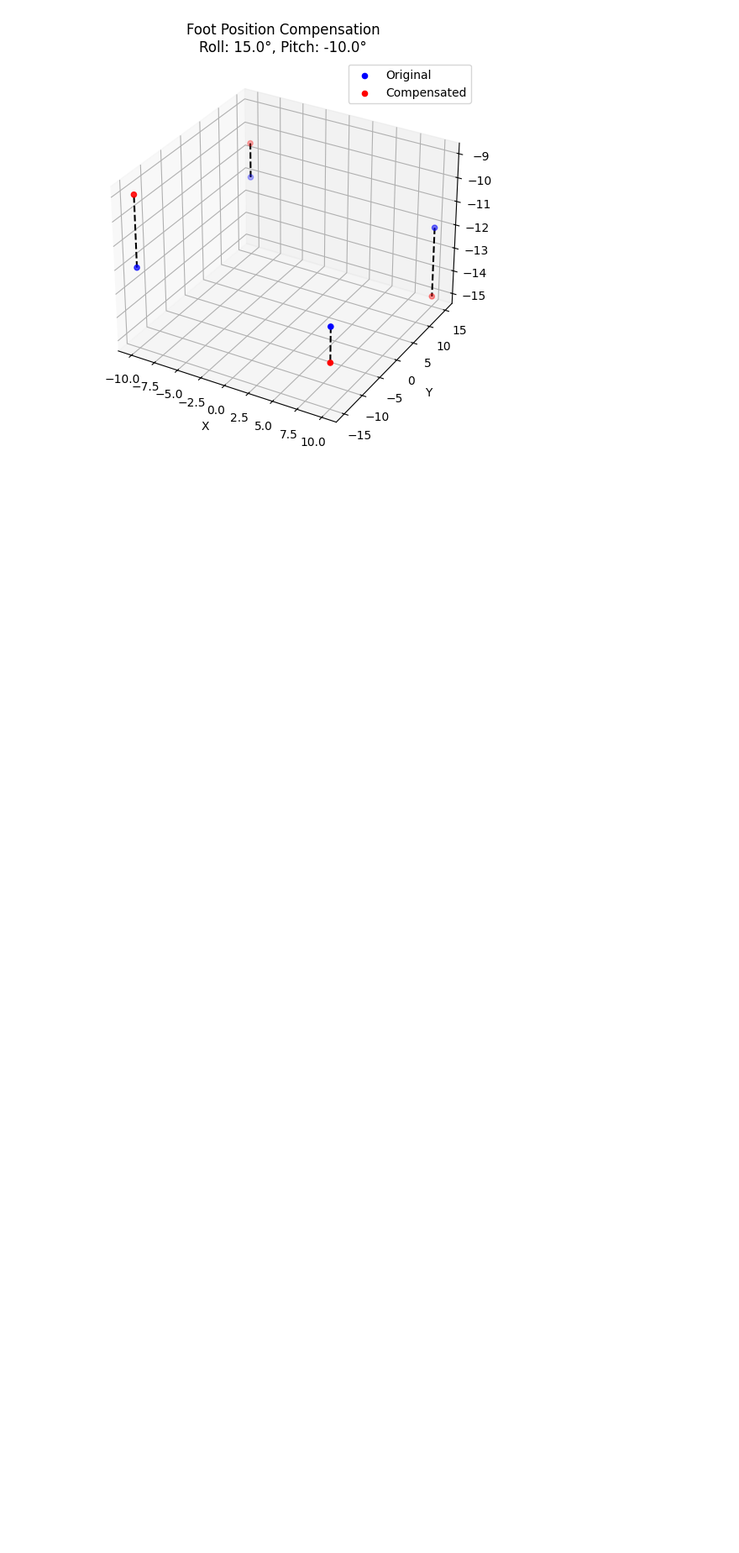
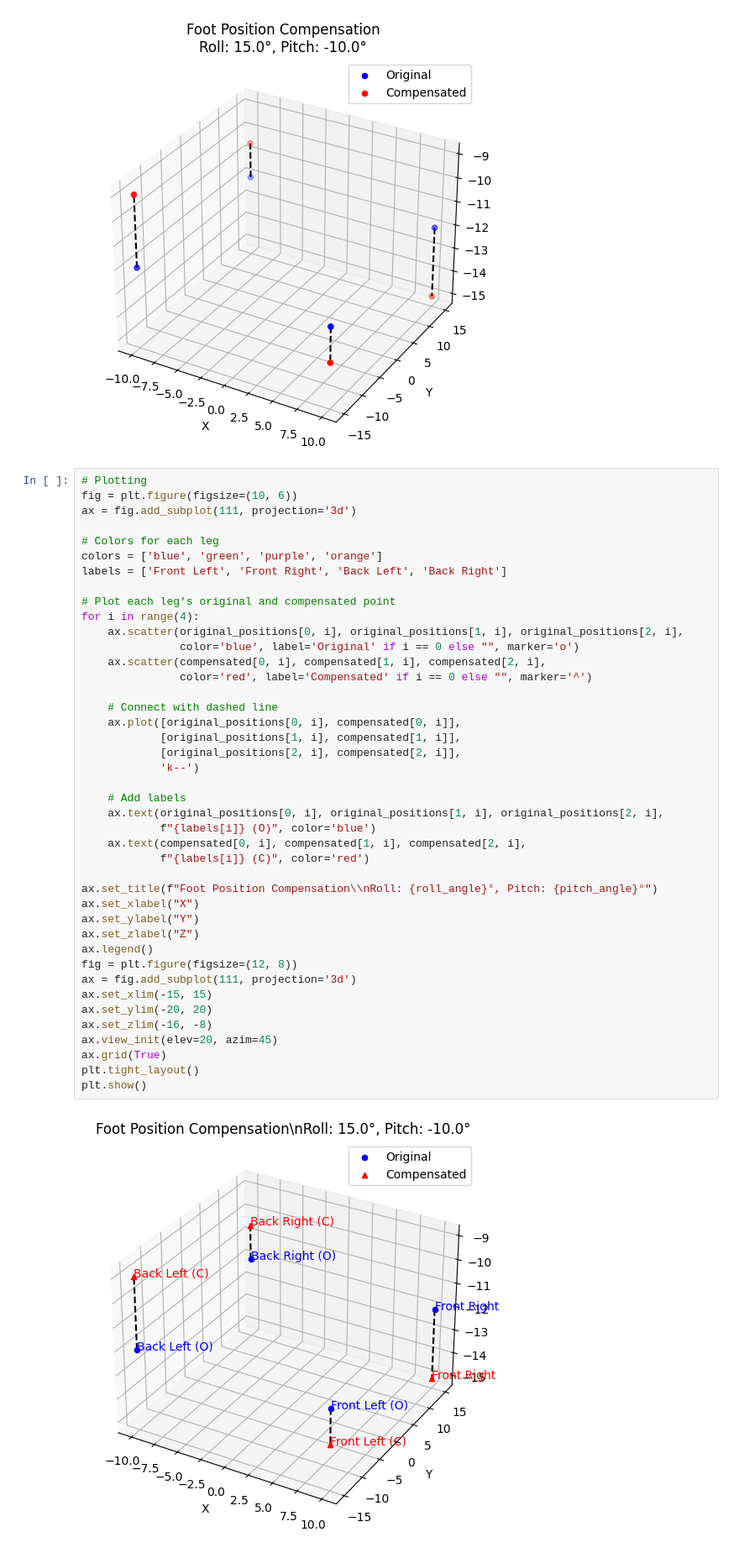
Before and after one commit to tjjd4/robotdog-movement, a Jupyter notebook: calculation/gyro_compensation.ipynb, the cells around one changed output. Shown at 84% size. Saved outputs shown, nothing was run; the diff lists cells and outputs as text; blank space fills up the shorter version.

```diff
--- a/calculation/gyro_compensation.ipynb
+++ b/calculation/gyro_compensation.ipynb
@@ -111,3 +111,47 @@ ax.grid(True)
 plt.show()
 # %% [output]
 [figure]
+# %%
+# Plotting
+fig = plt.figure(figsize=(10, 6))
+ax = fig.add_subplot(111, projection='3d')
+
+# Colors for each leg
+colors = ['blue', 'green', 'purple', 'orange']
+labels = ['Front Left', 'Front Right', 'Back Left', 'Back Right']
+
+# Plot each leg's original and compensated point
+for i in range(4):
+    ax.scatter(original_positions[0, i], original_positions[1, i], original_positions[2, i],
+               color='blue', label='Original' if i == 0 else "", marker='o')
+    ax.scatter(compensated[0, i], compensated[1, i], compensated[2, i],
+               color='red', label='Compensated' if i == 0 else "", marker='^')
+
+    # Connect with dashed line
+    ax.plot([original_positions[0, i], compensated[0, i]],
+            [original_positions[1, i], compensated[1, i]],
+            [original_positions[2, i], compensated[2, i]],
+            'k--')
+
+    # Add labels
+    ax.text(original_positions[0, i], original_positions[1, i], original_positions[2, i],
+            f"{labels[i]} (O)", color='blue')
+    ax.text(compensated[0, i], compensated[1, i], compensated[2, i],
+            f"{labels[i]} (C)", color='red')
+
+ax.set_title(f"Foot Position Compensation\\nRoll: {roll_angle}°, Pitch: {pitch_angle}°")
+ax.set_xlabel("X")
+ax.set_ylabel("Y")
+ax.set_zlabel("Z")
+ax.legend()
+fig = plt.figure(figsize=(12, 8))
+ax = fig.add_subplot(111, projection='3d')
+ax.set_xlim(-15, 15)
+ax.set_ylim(-20, 20)
+ax.set_zlim(-16, -8)
+ax.view_init(elev=20, azim=45)
+ax.grid(True)
+plt.tight_layout()
+plt.show()
+# %% [output]
+[figure, added]
```
Also changed, not shown: parts of 3 cells of this notebook.
